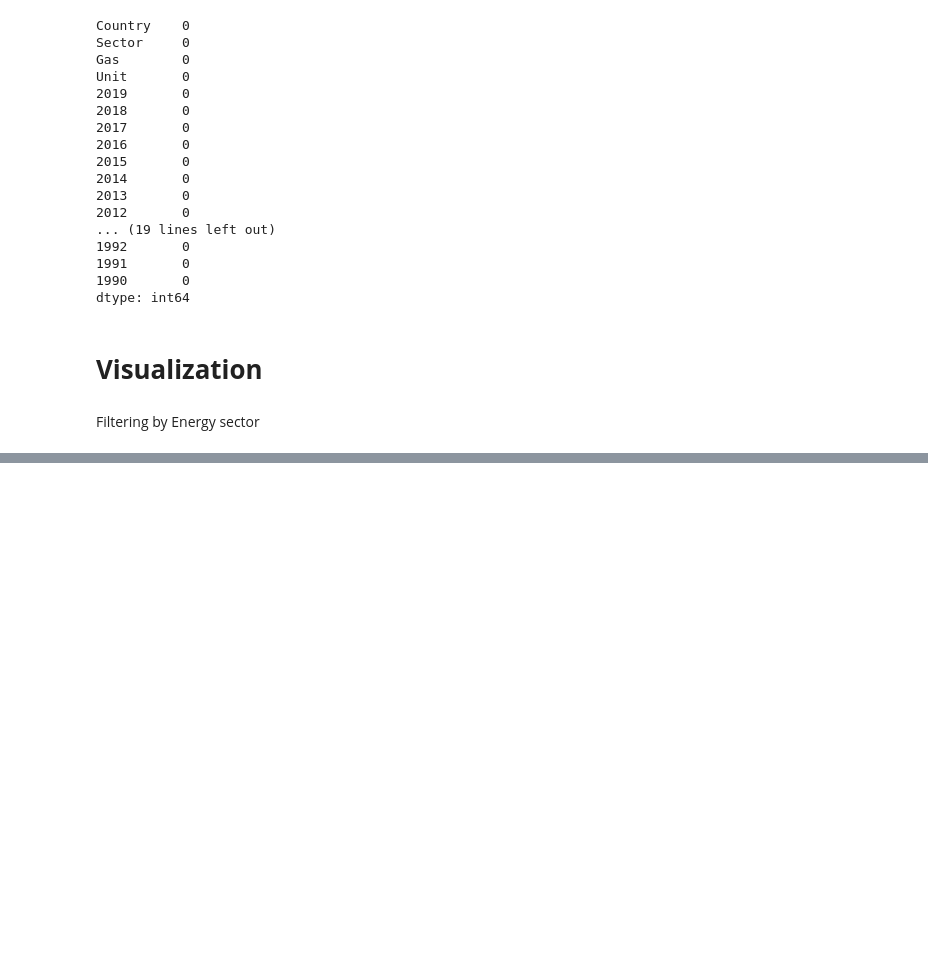
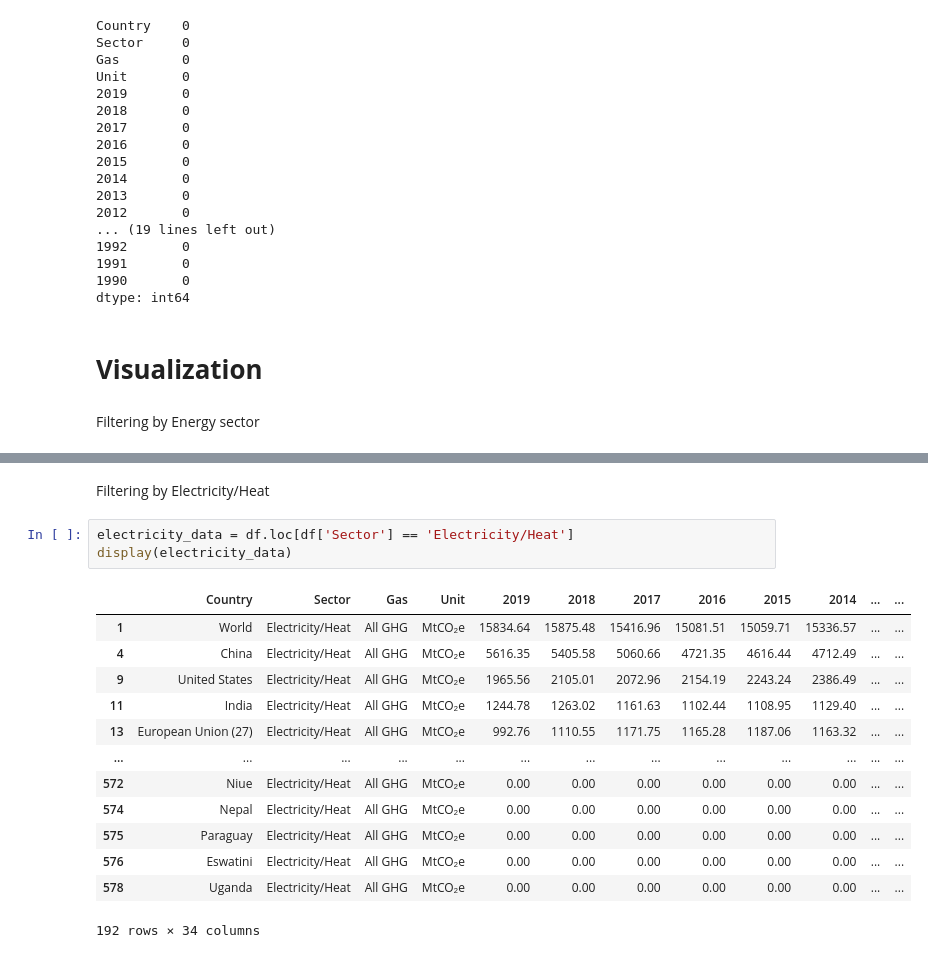
Before and after one commit to KJLumalang/ITBA-3206_Planeteers, a Jupyter notebook: ITBA_3206_Planeteers.ipynb, the cells around one changed output, grey strips where cells are left out. Drawn from its saved outputs; the diff is of its cells as text; blank space fills up the shorter version.

```diff
--- a/ITBA_3206_Planeteers.ipynb
+++ b/ITBA_3206_Planeteers.ipynb
@@ -140,2 +147,21 @@ display(filtered_data)
 195 rows × 34 columns
+# %% [markdown]
+Filtering by Electricity/Heat
+# %%
+electricity_data = df.loc[df['Sector'] == 'Electricity/Heat']
+display(electricity_data)
+# %% [output]
+|  | Country | Sector | Gas | Unit | 2019 | 2018 | 2017 | 2016 | 2015 | 2014 | ... | ... |
+| 1 | World | Electricity/Heat | All GHG | MtCO₂e | 15834.64 | 15875.48 | 15416.96 | 15081.51 | 15059.71 | 15336.57 | ... | ... |
+| 4 | China | Electricity/Heat | All GHG | MtCO₂e | 5616.35 | 5405.58 | 5060.66 | 4721.35 | 4616.44 | 4712.49 | ... | ... |
+| 9 | United States | Electricity/Heat | All GHG | MtCO₂e | 1965.56 | 2105.01 | 2072.96 | 2154.19 | 2243.24 | 2386.49 | ... | ... |
+| 11 | India | Electricity/Heat | All GHG | MtCO₂e | 1244.78 | 1263.02 | 1161.63 | 1102.44 | 1108.95 | 1129.40 | ... | ... |
+| 13 | European Union (27) | Electricity/Heat | All GHG | MtCO₂e | 992.76 | 1110.55 | 1171.75 | 1165.28 | 1187.06 | 1163.32 | ... | ... |
+| ... | ... | ... | ... | ... | ... | ... | ... | ... | ... | ... | ... | ... |
+| 572 | Niue | Electricity/Heat | All GHG | MtCO₂e | 0.00 | 0.00 | 0.00 | 0.00 | 0.00 | 0.00 | ... | ... |
+| 574 | Nepal | Electricity/Heat | All GHG | MtCO₂e | 0.00 | 0.00 | 0.00 | 0.00 | 0.00 | 0.00 | ... | ... |
+| 575 | Paraguay | Electricity/Heat | All GHG | MtCO₂e | 0.00 | 0.00 | 0.00 | 0.00 | 0.00 | 0.00 | ... | ... |
+| 576 | Eswatini | Electricity/Heat | All GHG | MtCO₂e | 0.00 | 0.00 | 0.00 | 0.00 | 0.00 | 0.00 | ... | ... |
+| 578 | Uganda | Electricity/Heat | All GHG | MtCO₂e | 0.00 | 0.00 | 0.00 | 0.00 | 0.00 | 0.00 | ... | ... |
+192 rows × 34 columns
 # %% [markdown]
```
Also changed, not shown: parts of 10 cells of this notebook.
